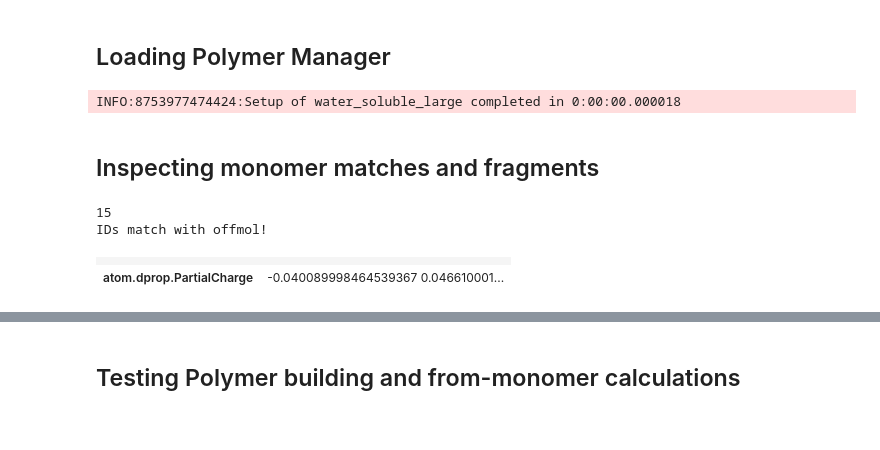
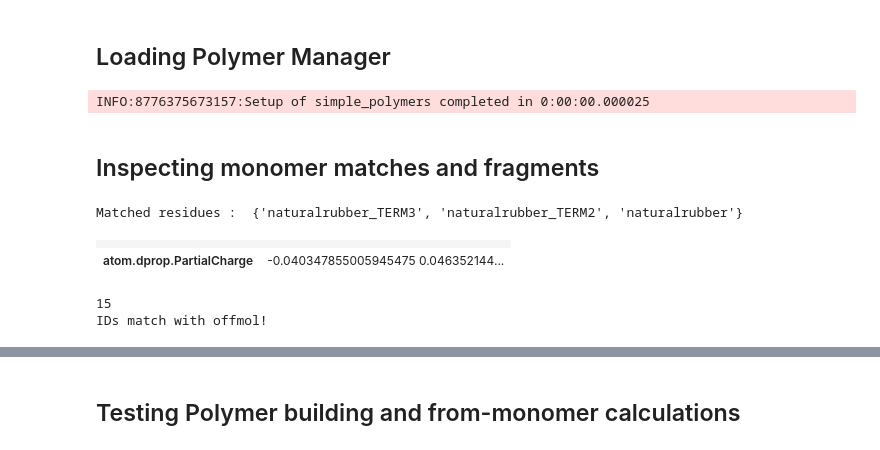
Before and after one commit to timbernat/polymer_workspace, a Jupyter notebook: polymer_dev.ipynb, the cells around one changed output, grey strips where cells are left out. Saved outputs shown, nothing was run; the diff lists cells and outputs as text; code cells hidden in the pictures.

Commit message:
Updated rdmol imports, removed redundant cells

```diff
--- a/polymer_dev.ipynb
+++ b/polymer_dev.ipynb
@@ -81,10 +83,10 @@ reset      = False
 purge_sims = False
 purge_logs = False
 
-# poly_source_path = COMPAT_PDB_PATH / 'simple_polymers'
+poly_source_path = COMPAT_PDB_PATH / 'simple_polymers'
 # poly_source_path = COMPAT_PDB_PATH / 'water_soluble_polymers'
 # poly_source_path = COMPAT_PDB_PATH / 'water_soluble_reduced'
-poly_source_path = COMPAT_PDB_PATH / 'water_soluble_large'
+# poly_source_path = COMPAT_PDB_PATH / 'water_soluble_large'
 solv_template    = RESOURCE_PATH/'inp_templates'/'solv_polymer_template_box.inp'
 desired_solvents = (WATER_TIP3P,) # (None,)
 exclusion = 1.0*nanometer
@@ -114,47 +116,29 @@ with ProcessLogHandler(filedir=mgr.log_dir, loggers=loggers, proc_name=f'Setup o
         mgr.populate_collection(struct_dir=structure_path, monomer_dir=monomer_path)
         mgr.solvate_collection(desired_solvents, template_path=solv_template, exclusion=exclusion)
 # %% [output]
-INFO:8753977474424:Setup of water_soluble_large completed in 0:00:00.000018
+INFO:8776375673157:Setup of simple_polymers completed in 0:00:00.000025
 # %% [markdown]
 ## Inspecting monomer matches and fragments
 # %%
 import copy
 
 mol_name = 'naturalrubber_solv_water'
-# mol_name = 'peg_modified'
-# mol_name = 'paam_modified'
-# mol_name = 'pnipam_modified'
-# mol_name = 'peg_modified_solv_water'
-# mol_name = 'pnipam_modified_solv_water'
-# mol_name = 'paam_modified_solv_water'
 
 pdir = mgr.polymers[mol_name]
-# offmol = pdir.offmol_matched(strict=False, verbose=False)
 offmol = pdir.offmol
 rdmol = offmol.to_rdkit()
+# offmol = pdir.offmol_matched(strict=False, verbose=False)
 # rdmol = pdir.rdmol
 
 # Labelled all unmatched atoms
-# for i, atom in enumerate(offmol.atoms):
-#     rdatom = rdmol.GetAtomWithIdx(i)
-#     rdatom.SetProp('atomNote', atom.metadata.get('residue_name', 'unmatched'))
-# print('Matched residues : ', set(atom.metadata.get('residue_name') for atom in offmol.atoms))
-
-# Bounding monomer sizes
-max_mono_size = max(Chem.MolFromSmarts(SMARTS).GetNumAtoms() for SMARTS in pdir.monomer_data['monomers'].values())
-print(max_mono_size)
-
-# confirming order match with OpenFF
-for atom in rdmol.GetAtoms():
-    if atom.GetSymbol() != offmol.atoms[atom.GetIdx()].symbol:
-        print(f'{atom} mismatched')
-else:
-    print('IDs match with offmol!')
+for i, atom in enumerate(offmol.atoms):
+    rdatom = rdmol.GetAtomWithIdx(i)
+    # rdatom.SetProp('atomNote', atom.metadata.get('residue_name', 'unmatched'))
+print('Matched residues : ', set(atom.metadata.get('residue_name') for atom in offmol.atoms))
 
 rdkdraw.set_rdkdraw_size(800, 1/1)
 rdmol
 # %% [output]
-15
-IDs match with offmol!
+Matched residues :  {'naturalrubber_TERM3', 'naturalrubber_TERM2', 'naturalrubber'}
 |  |  |
-| atom.dprop.PartialCharge | -0.040089998464539367 0.046610001... |
+| atom.dprop.PartialCharge | -0.040347855005945475 0.046352144... |
@@ -199,3 +145,17 @@ for mono_name, mono_SMARTS in mono_dat['monomers'].items():
+# %%
+# Bounding monomer sizes
+max_mono_size = max(Chem.MolFromSmarts(SMARTS).GetNumAtoms() for SMARTS in pdir.monomer_data['monomers'].values())
+print(max_mono_size)
+
+# confirming order match with OpenFF
+for atom in rdmol.GetAtoms():
+    if atom.GetSymbol() != offmol.atoms[atom.GetIdx()].symbol:
+        print(f'{atom} mismatched')
+else:
+    print('IDs match with offmol!')
+# %% [output]
+15
+IDs match with offmol!
 # %%
 # show individual constituent monomers
 from rdkit.Chem.Draw import MolsToGridImage
```
Also changed, not shown: parts of 17 cells of this notebook.
